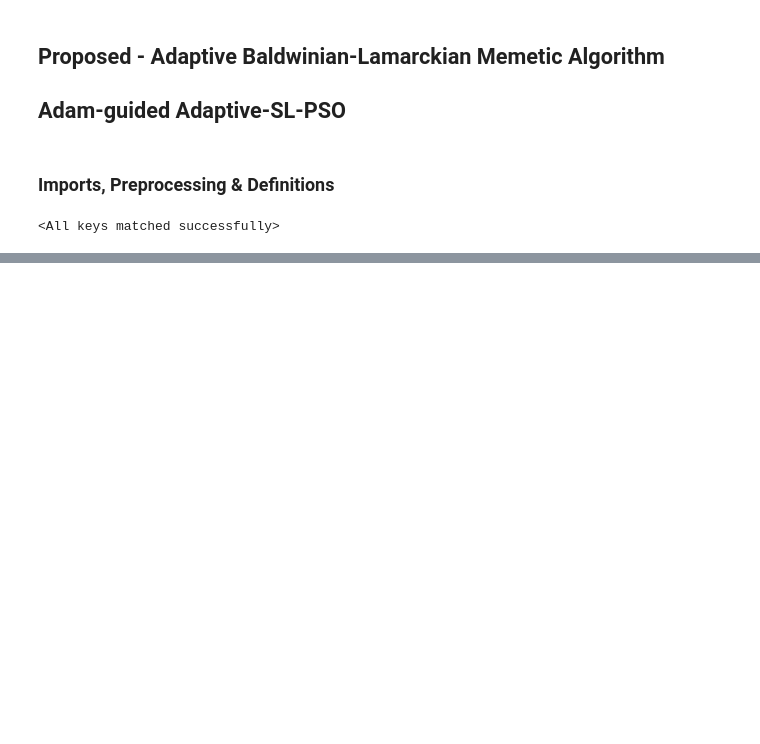
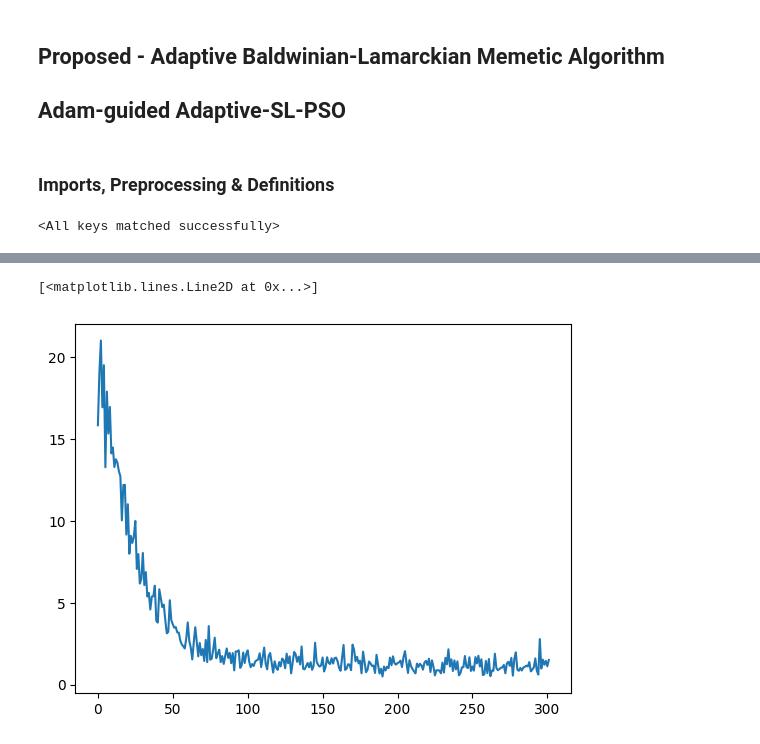
Before and after one commit to ali-shihab/metaheuristic-swarm-optimiser, a Jupyter notebook: ci_cw_final.ipynb, the cells around one changed output, grey strips where cells are left out. Saved outputs shown, nothing was run; the diff lists cells and outputs as text; code cells hidden in the pictures; blank space fills up the shorter version.

```diff
--- a/ci_cw_final.ipynb
+++ b/ci_cw_final.ipynb
@@ -865,0 +1071,5 @@ Fold 1/5
+# %%
+plt.plot(fits)
+# %% [output]
+[<matplotlib.lines.Line2D at 0x...>]
+[figure, added]
```
Also changed, not shown: parts of 18 cells of this notebook, 11 other files.
